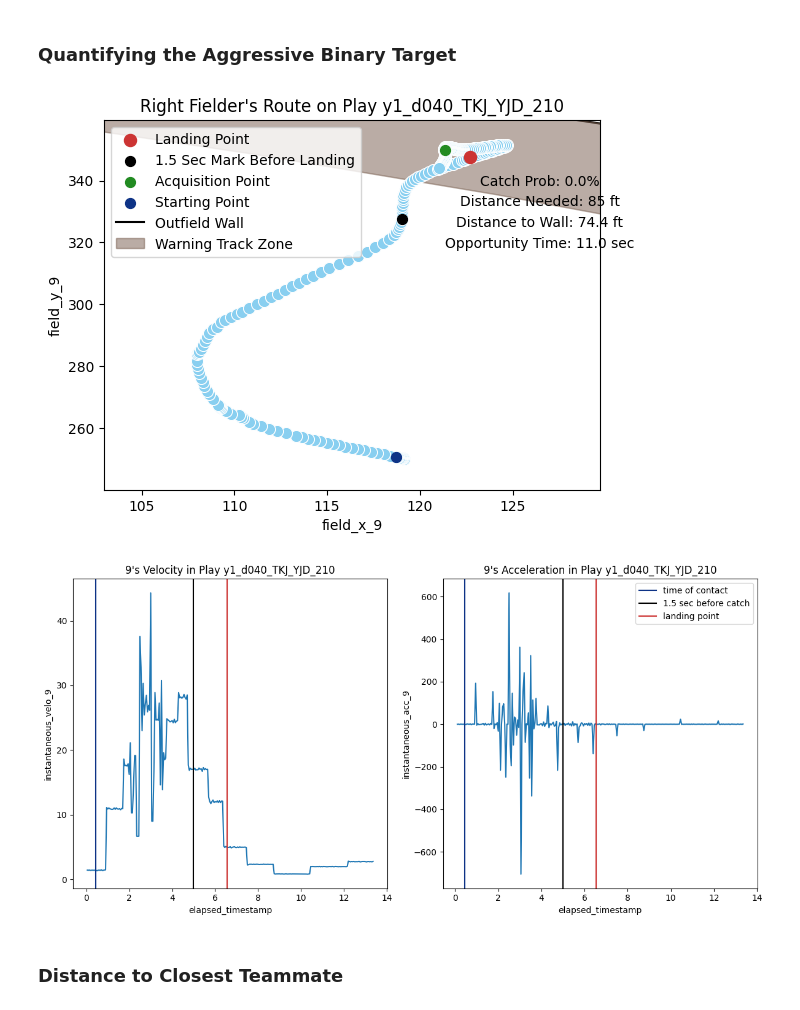
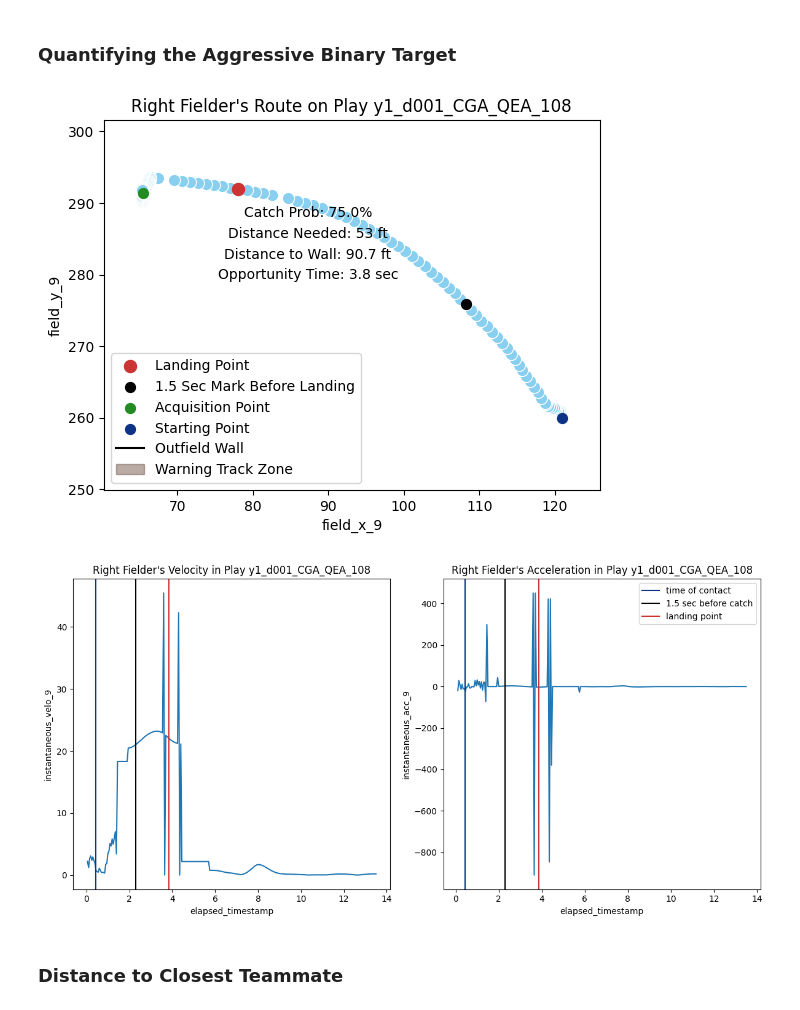
Before and after one commit to d2osborn/SMTChallenge2025, a Jupyter notebook: Team 15-analysis.ipynb, the cells around one changed output. Saved outputs shown, nothing was run; the diff lists cells and outputs as text; code cells hidden in the pictures.

```diff
--- a/Team 15-analysis.ipynb
+++ b/Team 15-analysis.ipynb
@@ -9,6 +9,7 @@ import pandas as pd
 import matplotlib.pyplot as plt
 import seaborn as sns
 import math
+import great_tables as gt
 
 from sklearn.preprocessing import StandardScaler, LabelEncoder
 scaler = StandardScaler()
@@ -16,10 +17,11 @@ scaler = StandardScaler()
 import arviz as az
 RANDOM_SEED = 42
 rng = np.random.default_rng(RANDOM_SEED)
-az.style.use("arviz-darkgrid")
+az.style.use("default")
 
 import pytensor.tensor as pt
 import pymc as pm
+from scipy.stats import pearsonr
 
 baby_blue_color = '#89CFF0'
 red_color = '#CC3433'
@@ -518,11 +520,11 @@ def visual_trajectory(df: pd.DataFrame, game_str_id: str) -> None:
     one_half_s_marker_x = df.iloc[one_half_s_marker][f'field_x_{int(nearest_to_catch_pt)}']
     one_half_s_marker_y = df.iloc[one_half_s_marker][f'field_y_{int(nearest_to_catch_pt)}']
 
-    if int(nearest_to_catch_pt) == 7:
+    if nearest_to_catch_pt == '7':
         player_pos = 'Left Fielder'
-    elif int(nearest_to_catch_pt) == 8:
+    elif nearest_to_catch_pt == '8':
         player_pos = 'Center Fielder'
-    elif int(nearest_to_catch_pt) == 9:
+    elif nearest_to_catch_pt == '9':
         player_pos = 'Right Fielder'
 
     home_team = df[df['home_team'].notna()]['home_team'].unique()[0]
@@ -914,10 +923,10 @@ aggressive_attempt_dict = metric_into_dict(aggressive_data, aggressive_attempt)
 aggressive_attempt_df = pd.DataFrame.from_dict(aggressive_attempt_dict, orient='index', columns=['aggressive_attempt']).reset_index(names=['game_str_id']).copy()
 play_data_w_catch_probs = play_data_w_catch_probs.merge(aggressive_attempt_df, on='game_str_id', how='left').copy()
 # %%
-visual_trajectory(aggressive_data, 'y1_d040_TKJ_YJD_210')
+visual_trajectory(aggressive_data, 'y1_d001_CGA_QEA_108')
 # %% [output]
-[figure, old version]
+[figure, new version]
-[figure, old version]
+[figure, new version]
 # %% [markdown]
 ### Distance to Closest Teammate
 # %%
```
Also changed, not shown: parts of 15 cells of this notebook.
